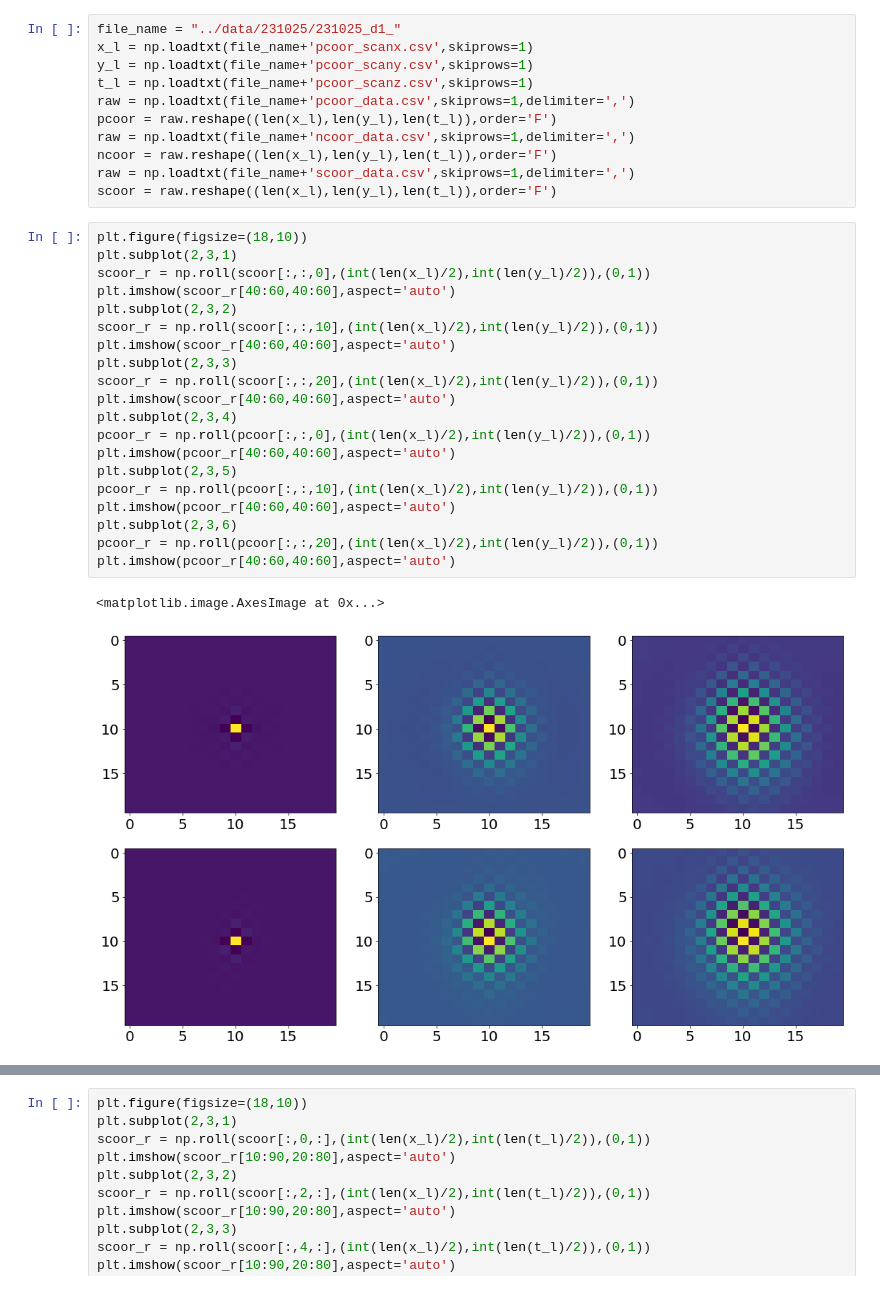
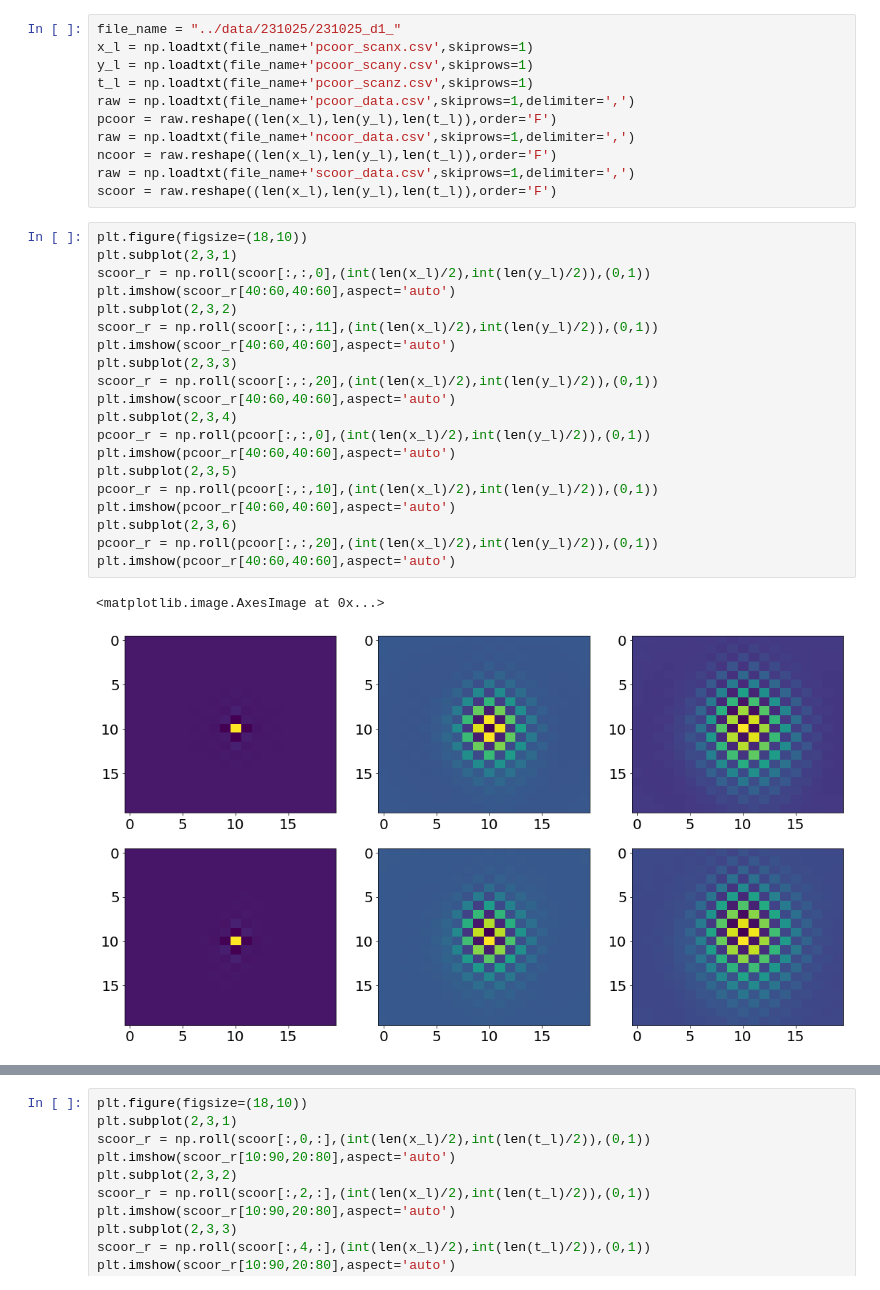
Before and after one commit to zsxqblz/SEP, a Jupyter notebook: visualization/visualization_231025.ipynb, the cells around one changed output, grey strips where cells are left out. Drawn from its saved outputs; the diff is of its cells as text.

```diff
--- a/visualization/visualization_231025.ipynb
+++ b/visualization/visualization_231025.ipynb
@@ -74,23 +74,23 @@ scoor = raw.reshape((len(x_l),len(y_l),len(t_l)),order='F')
 # %%
 plt.figure(figsize=(18,10))
 plt.subplot(2,3,1)
 scoor_r = np.roll(scoor[:,:,0],(int(len(x_l)/2),int(len(y_l)/2)),(0,1))
 plt.imshow(scoor_r[40:60,40:60],aspect='auto')
 plt.subplot(2,3,2)
-scoor_r = np.roll(scoor[:,:,10],(int(len(x_l)/2),int(len(y_l)/2)),(0,1))
+scoor_r = np.roll(scoor[:,:,11],(int(len(x_l)/2),int(len(y_l)/2)),(0,1))
 plt.imshow(scoor_r[40:60,40:60],aspect='auto')
 plt.subplot(2,3,3)
 scoor_r = np.roll(scoor[:,:,20],(int(len(x_l)/2),int(len(y_l)/2)),(0,1))
 plt.imshow(scoor_r[40:60,40:60],aspect='auto')
 plt.subplot(2,3,4)
 pcoor_r = np.roll(pcoor[:,:,0],(int(len(x_l)/2),int(len(y_l)/2)),(0,1))
 plt.imshow(pcoor_r[40:60,40:60],aspect='auto')
 plt.subplot(2,3,5)
 pcoor_r = np.roll(pcoor[:,:,10],(int(len(x_l)/2),int(len(y_l)/2)),(0,1))
 plt.imshow(pcoor_r[40:60,40:60],aspect='auto')
 plt.subplot(2,3,6)
 pcoor_r = np.roll(pcoor[:,:,20],(int(len(x_l)/2),int(len(y_l)/2)),(0,1))
 plt.imshow(pcoor_r[40:60,40:60],aspect='auto')
 # %% [output]
 <matplotlib.image.AxesImage at 0x...>
-[figure, old version]
+[figure, new version]
```
Also changed, not shown: parts of 4 cells of this notebook, 6 other files.
